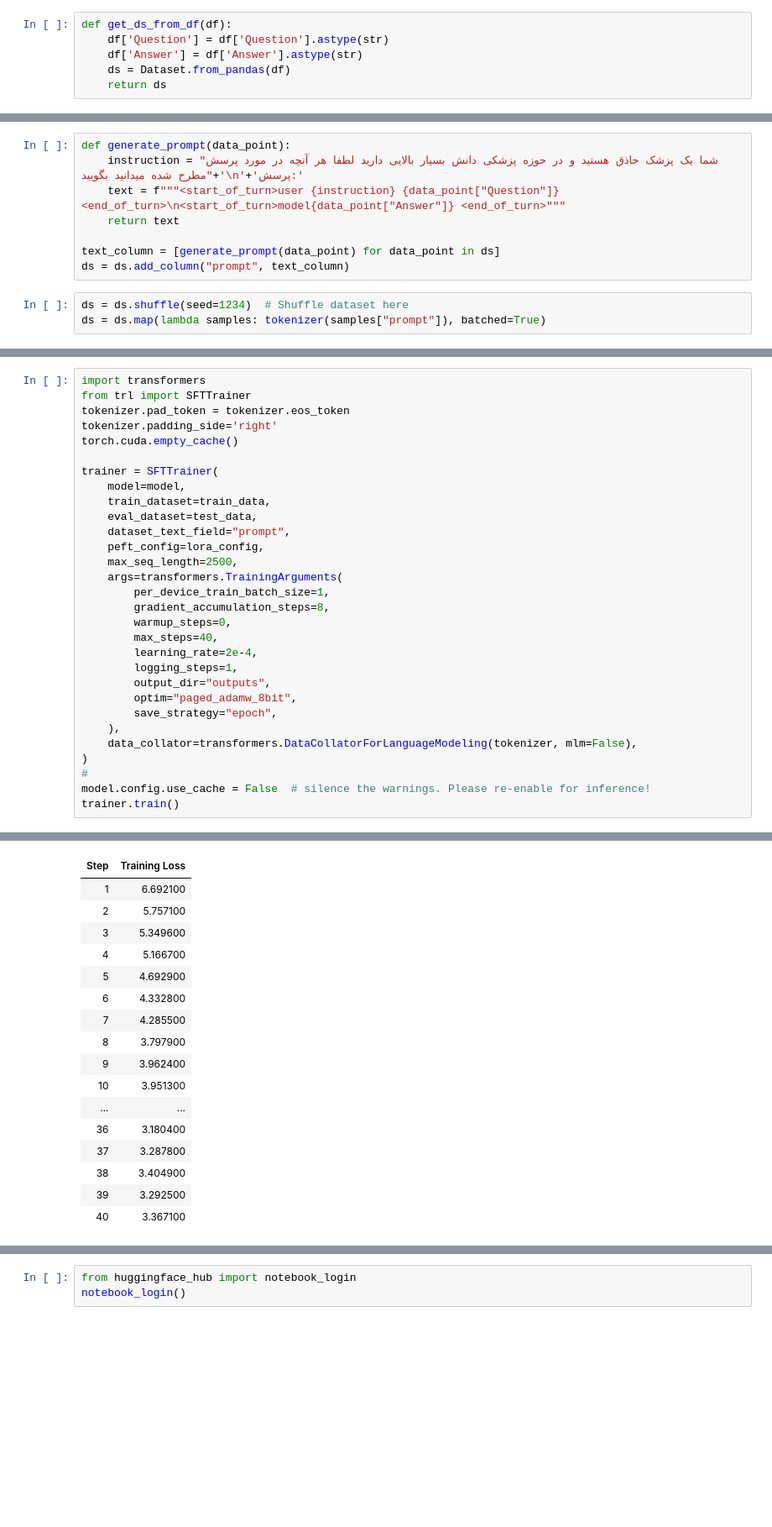
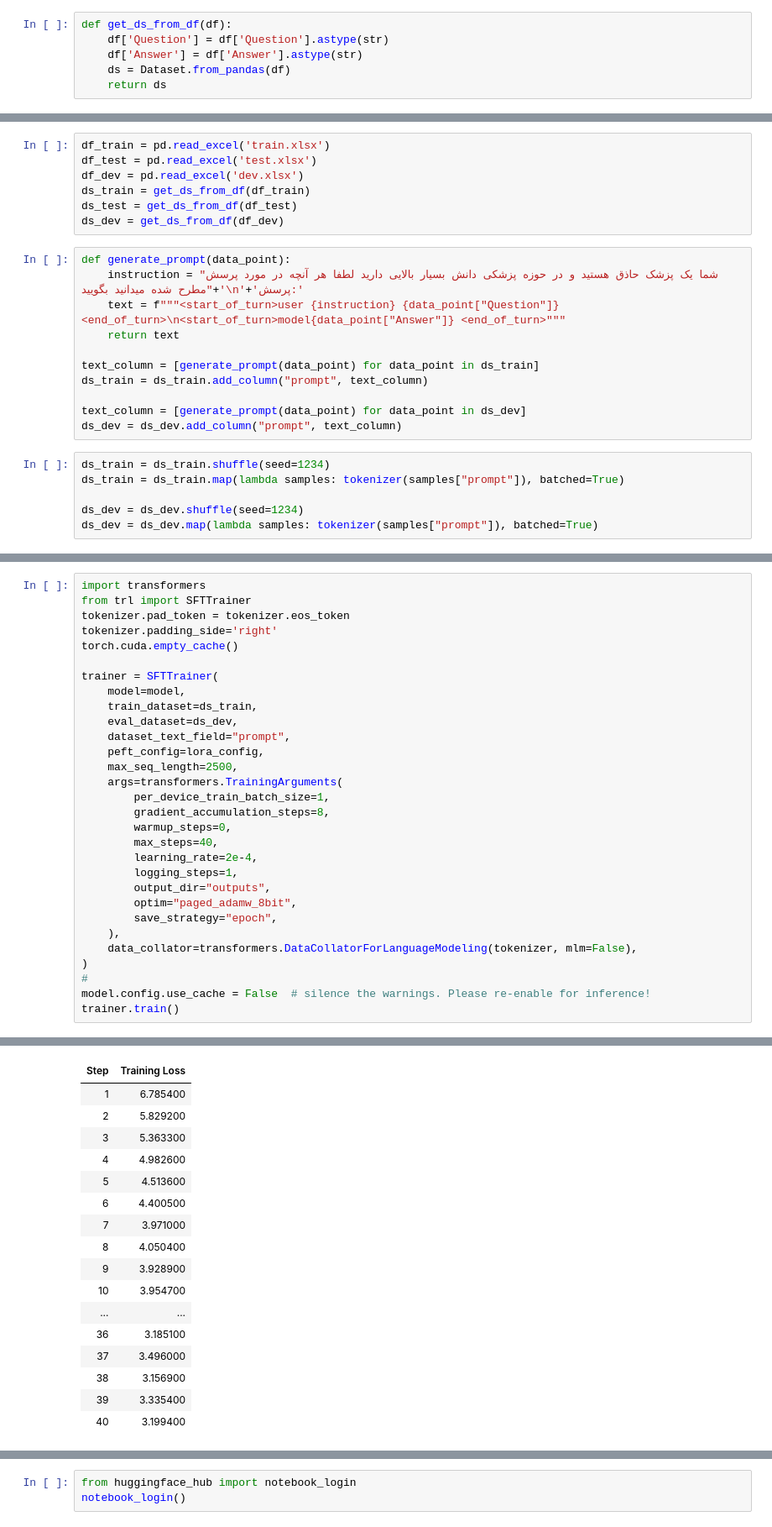
Before and after one commit to Mehrdadghassabi/Gaokerena-V, a Jupyter notebook: fine_tuning/Untitled3.ipynb, the cells around one changed output, grey strips where cells are left out. Shown at 84% size. Drawn from its saved outputs; the diff is of its cells as text; blank space fills up the shorter version.

```diff
--- a/fine_tuning/Untitled3.ipynb
+++ b/fine_tuning/Untitled3.ipynb
@@ -55,14 +63,27 @@ ds =get_ds_from_df(df)
+# %%
+df_train = pd.read_excel('train.xlsx')
+df_test = pd.read_excel('test.xlsx')
+df_dev = pd.read_excel('dev.xlsx')
+ds_train = get_ds_from_df(df_train)
+ds_test = get_ds_from_df(df_test)
+ds_dev = get_ds_from_df(df_dev)
 # %%
 def generate_prompt(data_point):
     instruction = "شما یک پزشک حاذق هستید و در حوزه پزشکی دانش بسیار بالایی دارید لطفا هر آنچه در مورد پرسش مطرح شده میدانید بگویید"+'\n'+'پرسش:'
     text = f"""<start_of_turn>user {instruction} {data_point["Question"]} <end_of_turn>\n<start_of_turn>model{data_point["Answer"]} <end_of_turn>"""
     return text
 
-text_column = [generate_prompt(data_point) for data_point in ds]
-ds = ds.add_column("prompt", text_column)
+text_column = [generate_prompt(data_point) for data_point in ds_train]
+ds_train = ds_train.add_column("prompt", text_column)
+
+text_column = [generate_prompt(data_point) for data_point in ds_dev]
+ds_dev = ds_dev.add_column("prompt", text_column)
 # %%
-ds = ds.shuffle(seed=1234)  # Shuffle dataset here
-ds = ds.map(lambda samples: tokenizer(samples["prompt"]), batched=True)
+ds_train = ds_train.shuffle(seed=1234)
+ds_train = ds_train.map(lambda samples: tokenizer(samples["prompt"]), batched=True)
+
+ds_dev = ds_dev.shuffle(seed=1234)
+ds_dev = ds_dev.map(lambda samples: tokenizer(samples["prompt"]), batched=True)
 # %%
 from peft import LoraConfig, PeftModel, prepare_model_for_kbit_training, get_peft_model
 model.gradient_checkpointing_enable()
@@ -98,8 +132,8 @@ torch.cuda.empty_cache()
 
 trainer = SFTTrainer(
     model=model,
-    train_dataset=train_data,
-    eval_dataset=test_data,
+    train_dataset=ds_train,
+    eval_dataset=ds_dev,
     dataset_text_field="prompt",
     peft_config=lora_config,
     max_seq_length=2500,
@@ -134,17 +171,17 @@ View run at https://wandb.ai/mehrdadghassabi6-isfahan-higher-education-and-resea
 | Step | Training Loss |
-| 1 | 6.692100 |
-| 2 | 5.757100 |
-| 3 | 5.349600 |
-| 4 | 5.166700 |
-| 5 | 4.692900 |
-| 6 | 4.332800 |
-| 7 | 4.285500 |
-| 8 | 3.797900 |
-| 9 | 3.962400 |
-| 10 | 3.951300 |
+| 1 | 6.785400 |
+| 2 | 5.829200 |
+| 3 | 5.363300 |
+| 4 | 4.982600 |
+| 5 | 4.513600 |
+| 6 | 4.400500 |
+| 7 | 3.971000 |
+| 8 | 4.050400 |
+| 9 | 3.928900 |
+| 10 | 3.954700 |
 | ... | ... |
-| 36 | 3.180400 |
-| 37 | 3.287800 |
-| 38 | 3.404900 |
-| 39 | 3.292500 |
-| 40 | 3.367100 |
+| 36 | 3.185100 |
+| 37 | 3.496000 |
+| 38 | 3.156900 |
+| 39 | 3.335400 |
+| 40 | 3.199400 |
```
Also changed, not shown: parts of 9 cells of this notebook.
